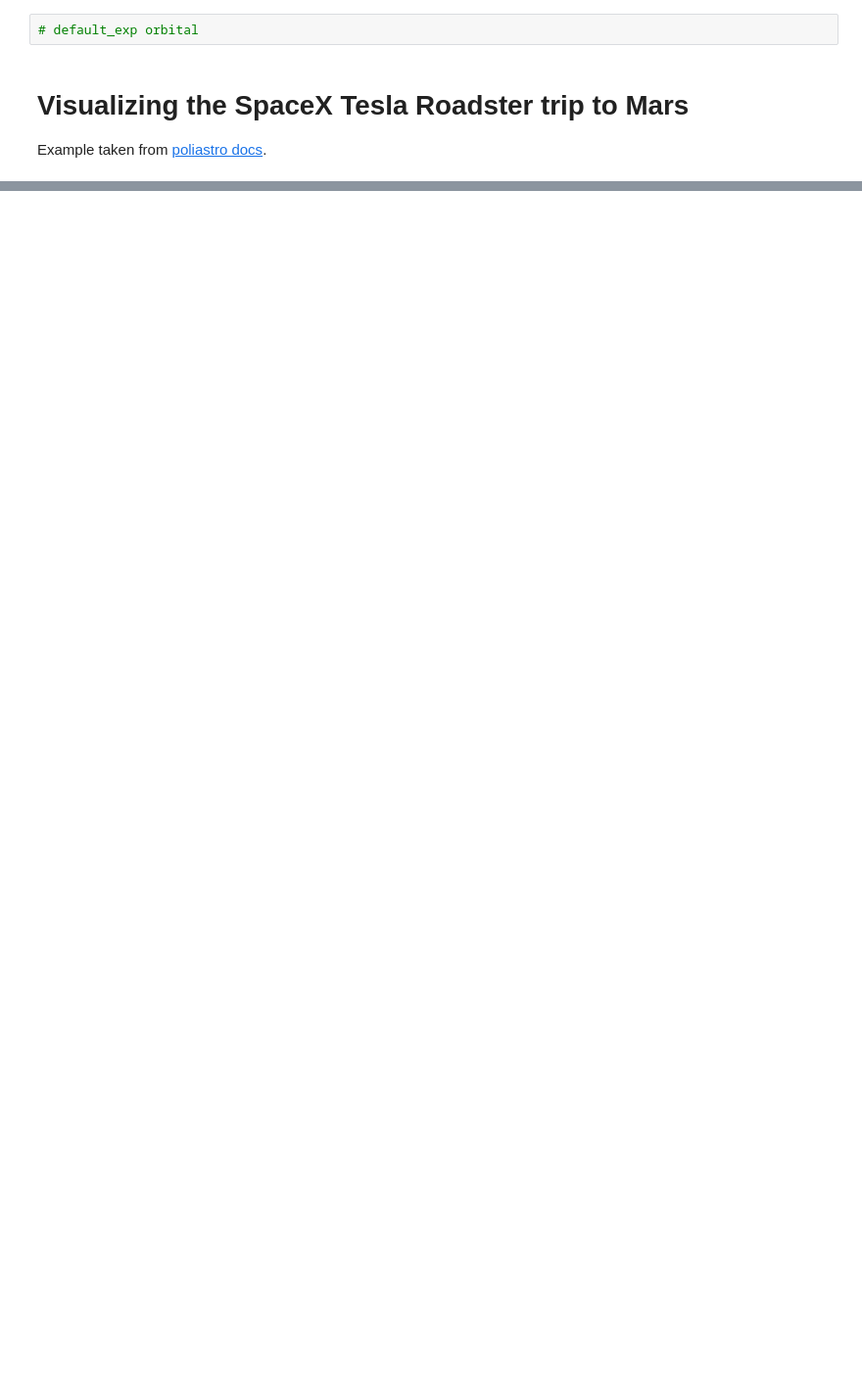
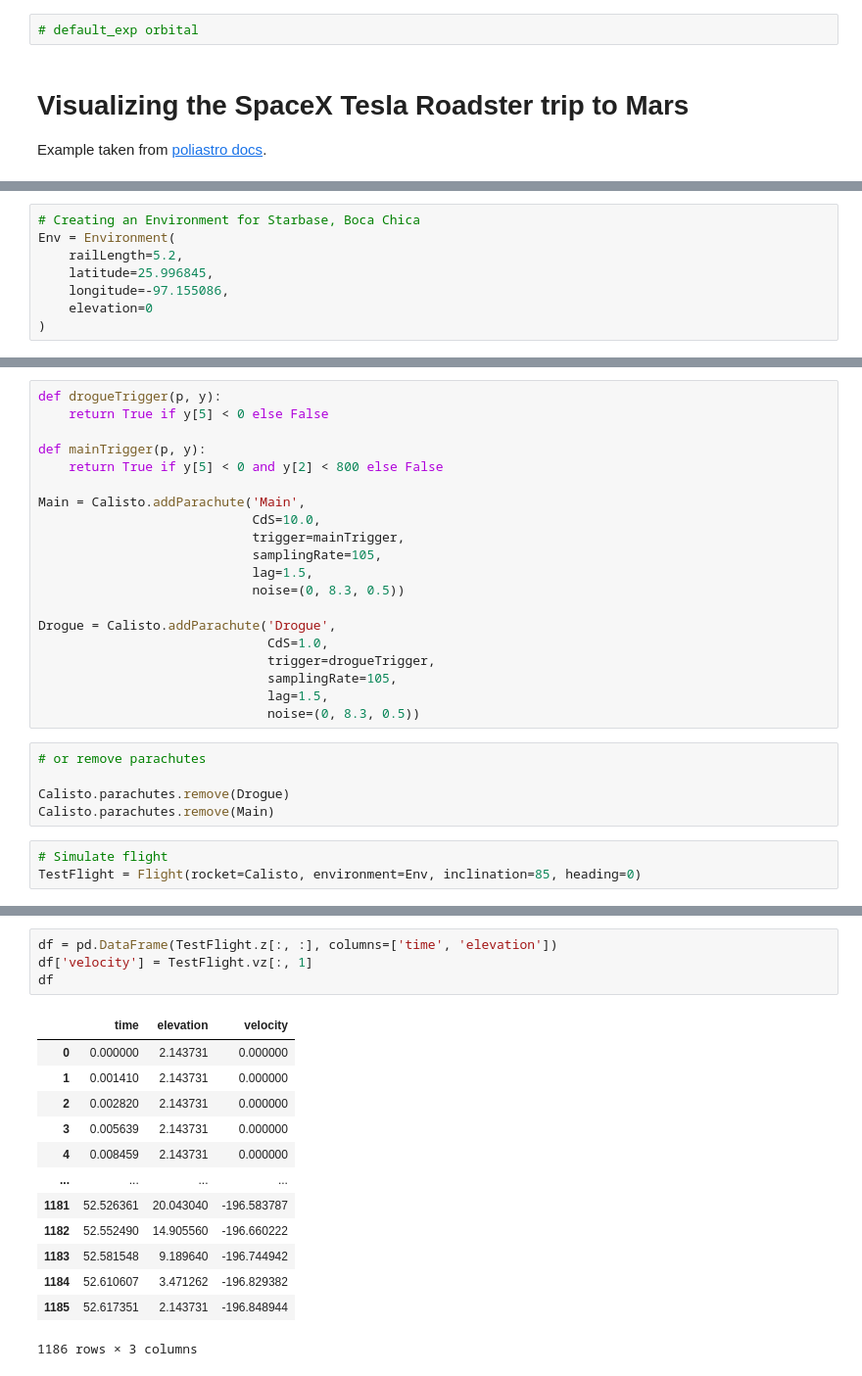
Before and after one commit to lukexyz/orbital, a Jupyter notebook: nbs/00_orbital.ipynb, the cells around one changed output, grey strips where cells are left out. Shown at 98% size. Drawn from its saved outputs; the diff is of its cells as text; blank space fills up the shorter version.

Commit message:
🚀 switch to rocketpy

```diff
--- a/nbs/00_orbital.ipynb
+++ b/nbs/00_orbital.ipynb
@@ -202,0 +16,8 @@ Wall time: 5.6 ms
+# %%
+# Creating an Environment for Starbase, Boca Chica
+Env = Environment(
+    railLength=5.2,
+    latitude=25.996845,
+    longitude=-97.155086,
+    elevation=0
+)
@@ -202,0 +112,28 @@ Wall time: 5.6 ms
+# %%
+def drogueTrigger(p, y):
+    return True if y[5] < 0 else False
+
+def mainTrigger(p, y):
+    return True if y[5] < 0 and y[2] < 800 else False
+
+Main = Calisto.addParachute('Main',
+                            CdS=10.0,
+                            trigger=mainTrigger,
+                            samplingRate=105,
+                            lag=1.5,
+                            noise=(0, 8.3, 0.5))
+
+Drogue = Calisto.addParachute('Drogue',
+                              CdS=1.0,
+                              trigger=drogueTrigger,
+                              samplingRate=105,
+                              lag=1.5,
+                              noise=(0, 8.3, 0.5))
+# %%
+# or remove parachutes
+
+Calisto.parachutes.remove(Drogue)
+Calisto.parachutes.remove(Main)
+# %%
+# Simulate flight
+TestFlight = Flight(rocket=Calisto, environment=Env, inclination=85, heading=0)
@@ -202,0 +176,18 @@ Wall time: 5.6 ms
+# %%
+df = pd.DataFrame(TestFlight.z[:, :], columns=['time', 'elevation'])
+df['velocity'] = TestFlight.vz[:, 1]
+df
+# %% [output]
+|  | time | elevation | velocity |
+| 0 | 0.000000 | 2.143731 | 0.000000 |
+| 1 | 0.001410 | 2.143731 | 0.000000 |
+| 2 | 0.002820 | 2.143731 | 0.000000 |
+| 3 | 0.005639 | 2.143731 | 0.000000 |
+| 4 | 0.008459 | 2.143731 | 0.000000 |
+| ... | ... | ... | ... |
+| 1181 | 52.526361 | 20.043040 | -196.583787 |
+| 1182 | 52.552490 | 14.905560 | -196.660222 |
+| 1183 | 52.581548 | 9.189640 | -196.744942 |
+| 1184 | 52.610607 | 3.471262 | -196.829382 |
+| 1185 | 52.617351 | 2.143731 | -196.848944 |
+1186 rows × 3 columns
```
Also changed, not shown: parts of 35 cells of this notebook, 12 other files.
